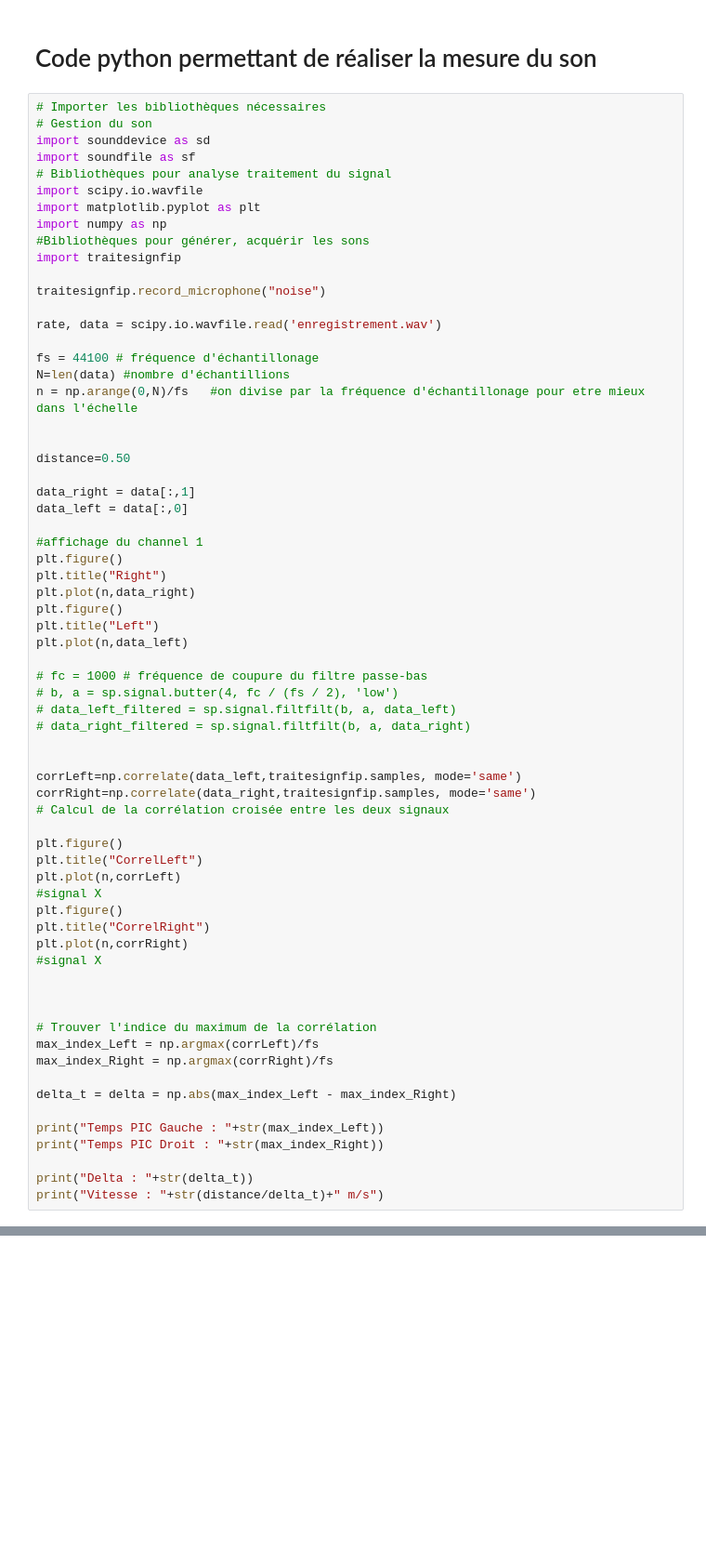
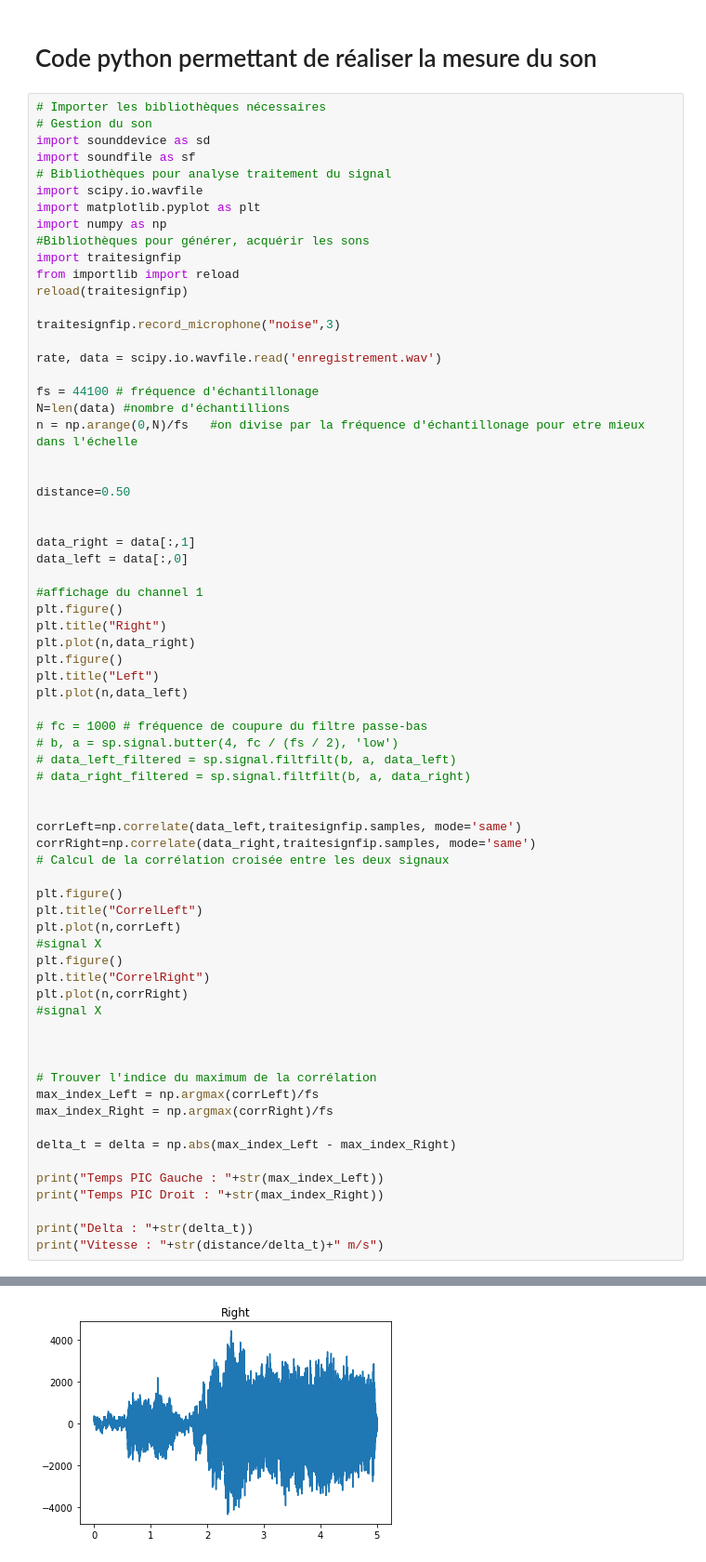
Before and after one commit to zuce68/ProjetFIP2A, a Jupyter notebook: MesureDuSon.ipynb, the cells around one changed output, grey strips where cells are left out. Shown: that part at 93% size. Drawn from its saved outputs; the diff is of its cells as text; blank space fills up the shorter version.

```diff
--- a/MesureDuSon.ipynb
+++ b/MesureDuSon.ipynb
@@ -55,8 +92,10 @@ import matplotlib.pyplot as plt
 import numpy as np
 #Bibliothèques pour générer, acquérir les sons
 import traitesignfip
+from importlib import reload
+reload(traitesignfip)
 
-traitesignfip.record_microphone("noise")
+traitesignfip.record_microphone("noise",3)
 
 rate, data = scipy.io.wavfile.read('enregistrement.wav')
 
@@ -66,6 +105,7 @@ n = np.arange(0,N)/fs   #on divise par la fréquence d'échantillonage pour etre
 
 
 distance=0.50
+
 
 data_right = data[:,1]
 data_left = data[:,0]
@@ -114,0 +158 @@ NameError: name 'np' is not defined
+[figure, added]
```
Also changed, not shown: parts of 4 cells of this notebook, 2 other files.
